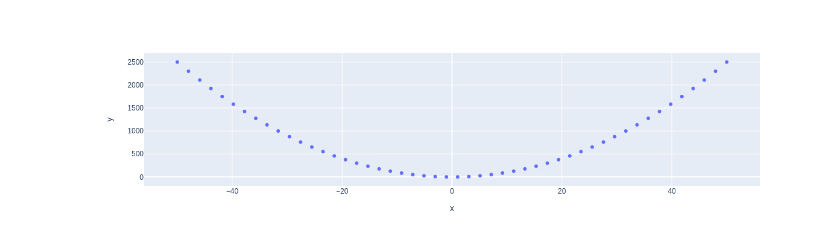
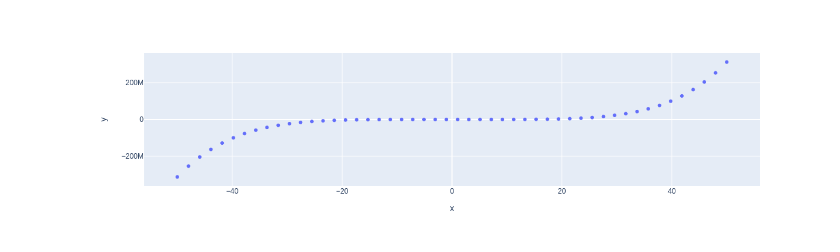
Before and after one commit to inho-cho-redhat/my-notebooks-repo, a Jupyter notebook: experiment1.ipynb, the cells around one changed output. Drawn from its saved outputs; the diff is of its cells as text; code cells hidden in the pictures.

```diff
--- a/experiment1.ipynb
+++ b/experiment1.ipynb
@@ -6,7 +6,7 @@ import plotly.express as px
 x = np.linspace(start=-50, stop=50)
 
 # y-axis data points
-y = x ** 2
+y = x ** 5
 
 # define the plot
 fig = px.scatter(x=x, y=y)
@@ -17 +16 @@ fig.show()
-[figure, old version]
+[figure, new version]
```
Also changed, not shown: parts of 1 cell of this notebook.
